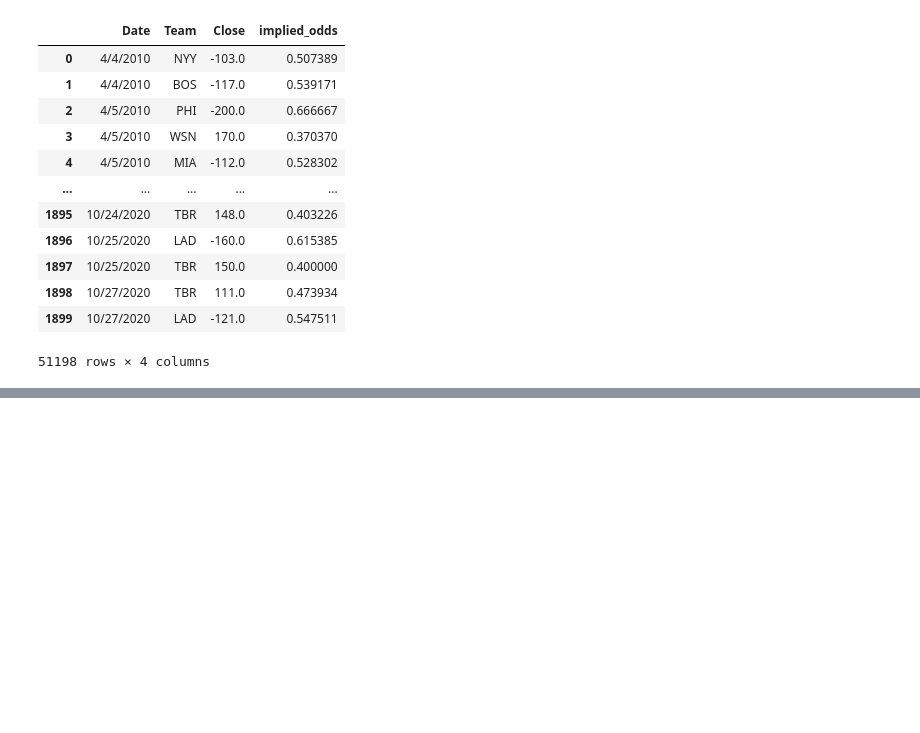
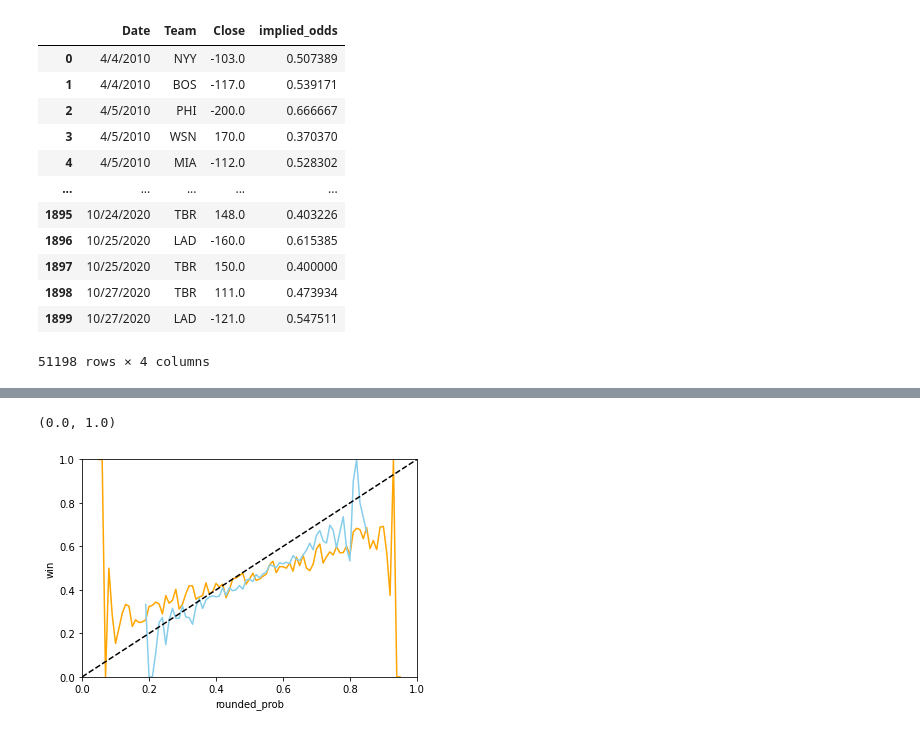
Before and after one commit to andrewgreenconvoy/betting-analysis-regarding-baseball, a Jupyter notebook: First Predictive Model with Lines.ipynb, the cells around one changed output, grey strips where cells are left out. Cells and saved outputs as stored; diff of their text form; code cells hidden in the pictures; blank space fills up the shorter version.

```diff
--- a/First Predictive Model with Lines.ipynb
+++ b/First Predictive Model with Lines.ipynb
@@ -154,0 +564,3 @@ game_odds
+# %%
+#running loop for predictions
+dates = combined_game_data['Date_y'].unique()
@@ -154,0 +616,15 @@ game_odds
+# %%
+#calculate the win % of each team
+pred_df['PT'] = (pred_df['r_pred'] **1.83) / (
+    (pred_df['r_pred'] **1.83) + (pred_df['ra_pred'] **1.83))
+
+#creating a running sum of teams games to throw out the first 40
+pred_df['teams_games'] = pred_df.groupby(
+    (pred_df['Tm'] != pred_df['Tm'].shift(1)
+    ).cumsum()).cumcount()+1
+
+#merge oppoenents onto the same line
+matchups = pred_df.merge(pred_df[['Tm','Date_x','season','PT','teams_games']]
+                        , left_on=['Opp','Date_x','season']
+                        , right_on=['Tm','Date_x','season']
+                       ,suffixes=['_team','_opponent'])
@@ -154,0 +637,13 @@ game_odds
+# %%
+#remove first 40 games in the dataset
+matchups = matchups[(matchups['teams_games_team'] > 40) & (matchups['teams_games_opponent'] > 40)]
+
+#calculate the probability of winning or losing
+matchups['team_wins'] = matchups['PT_team'] * (1 - matchups ['PT_opponent'])
+matchups['team_loses'] = (1-matchups['PT_team']) * matchups ['PT_opponent']
+
+#win probability calculation
+matchups['win_probability'] = matchups['team_wins'] / (matchups['team_wins'] + matchups['team_loses'])
+matchups['win'] = 0
+matchups['win'][matchups['W/L'] == 'W'] = 1
+matchups
@@ -154,0 +668,16 @@ game_odds
+# %%
+matchups['rounded_prob'] = round(matchups['win_probability'],2)
+grouped_df = matchups.groupby('rounded_prob').mean().reset_index()
+
+matchups['rounded_implied_odds'] = round(matchups['implied_odds'],2)
+grouped_df_2 = matchups.groupby('rounded_implied_odds').mean().reset_index()
+
+
+sns.lineplot(x="rounded_prob", y='win', data = grouped_df,color='orange')
+sns.lineplot(x="rounded_implied_odds", y='win', data = grouped_df_2,color='skyblue')
+plt.plot([0,1],[0,1], color='black', linestyle= 'dashed')
+plt.xlim([0,1])
+plt.ylim([0,1])
+# %% [output]
+(0.0, 1.0)
+[figure, added]
```
Also changed, not shown: parts of 24 cells of this notebook.
